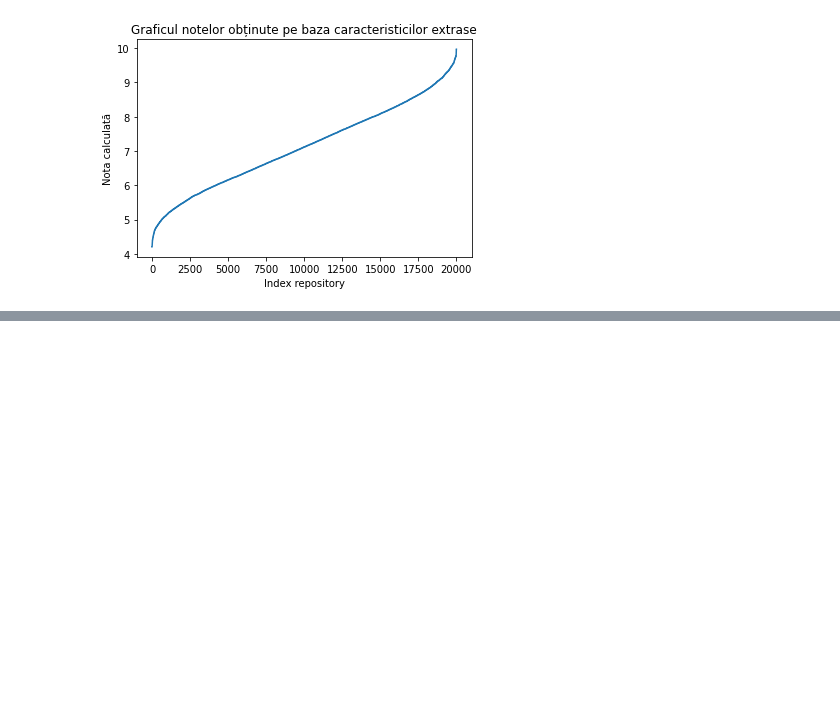
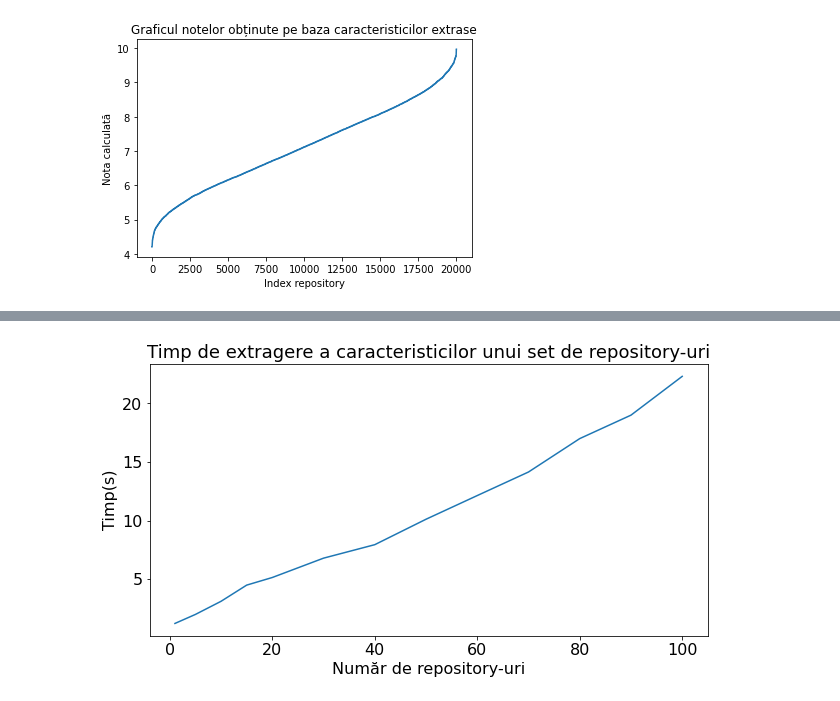
Before and after one commit to Alexandru-Alexandru99/Licenta, a Jupyter notebook: server/graph.ipynb, the cells around one changed output, grey strips where cells are left out. Saved outputs shown, nothing was run; the diff lists cells and outputs as text; code cells hidden in the pictures; blank space fills up the shorter version.

```diff
--- a/server/graph.ipynb
+++ b/server/graph.ipynb
@@ -43,0 +65,21 @@ plt.show()
+# %%
+
+import numpy as np
+import matplotlib.pyplot as plt
+
+
+# creating the dataset
+time = [1.23, 2, 3.12, 4.50, 5.15, 6.80, 7.95, 10.12, 12.14, 14.15, 17, 19, 22.31]
+data = [1, 5, 10, 15, 20, 30, 40, 50, 60, 70, 80, 90, 100]
+
+fig = plt.figure(figsize = (10, 5))
+
+# creating the bar plot
+plt.plot(data, time)
+plt.rc('font', size=16)
+plt.title("Timp de extragere a caracteristicilor unui set de repository-uri", fontsize =18)
+plt.ylabel("Timp(s)", fontsize = 16)
+plt.xlabel("Număr de repository-uri", fontsize = 16)
+plt.show()
+# %% [output]
+[figure, added]
```
Also changed, not shown: parts of 3 cells of this notebook, 10 other files.
